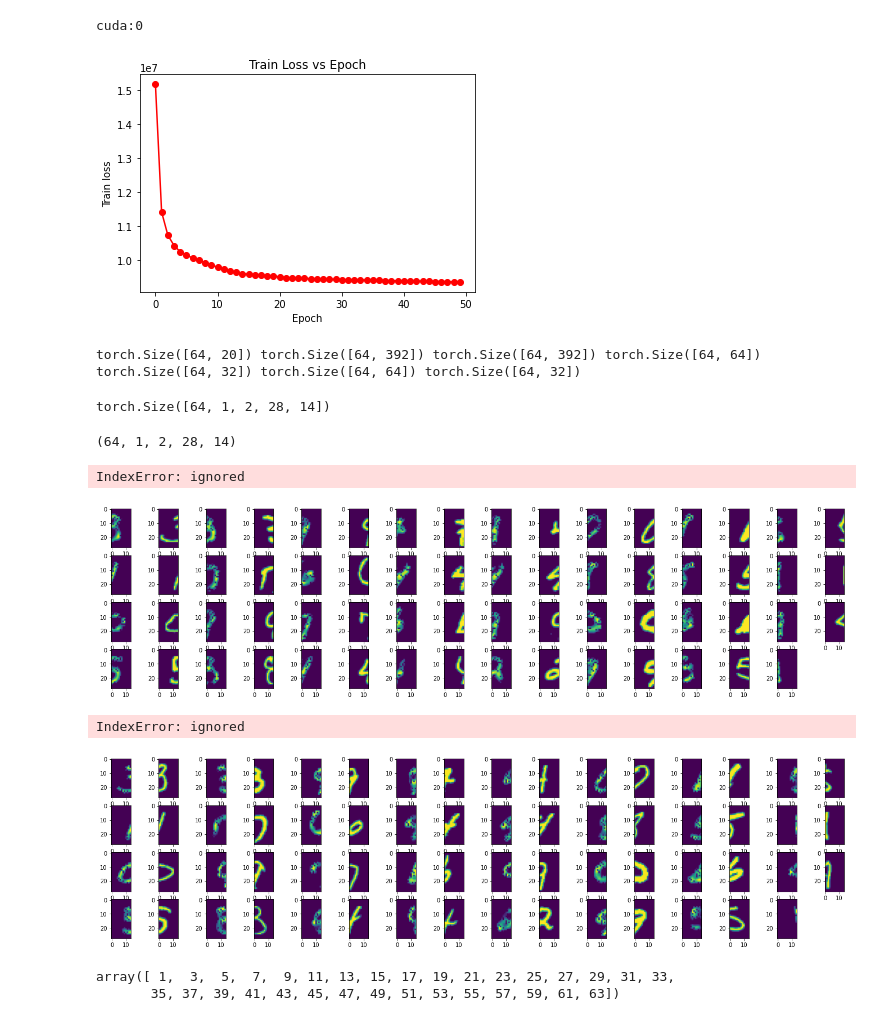
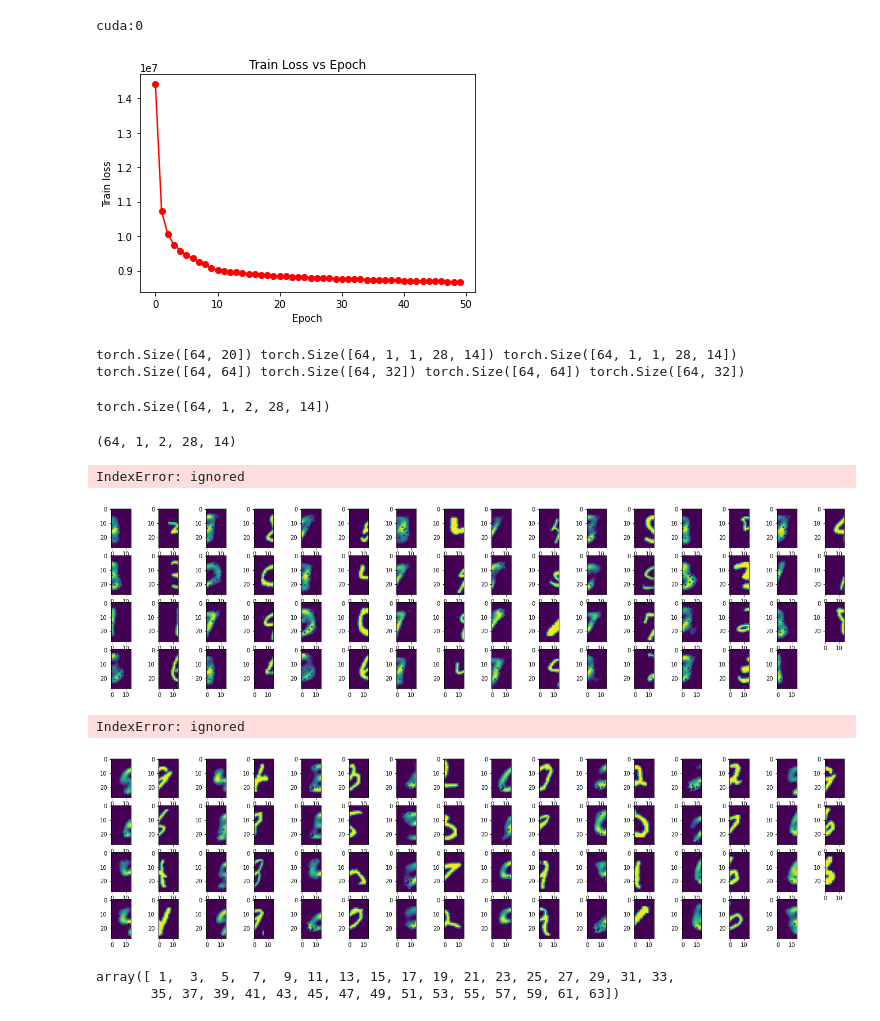
Before and after one commit to prashantdukecyfi/SMAI-CorMCNN-Project, a Jupyter notebook: smai_project_prashant.ipynb, the cells around one changed output. Cells and saved outputs as stored; diff of their text form; code cells hidden in the pictures.

```diff
--- a/smai_project_prashant.ipynb
+++ b/smai_project_prashant.ipynb
@@ -400,9 +418,11 @@ for i in tqdm(range(num_epochs)):
         h2, left2, right2, _, _, _, _ = model(templ) #Giving only right as input
         left1 = left1.reshape(64,1,1,28,14)
         right2 = right2.reshape(64,1,1,28,14)
+        left2 = left2.reshape(64,1,1,28,14)
+        right1 = right1.reshape(64,1,1,28,14)
         #print()
         #MSE Loss + Correlation
-        loss=criterion(right0, left)+criterion(left0, right)+criterion(left1, left)+criterion(right2, right)-correlation([[h1, h2], [hleft_1, hright_1], [hleft_2, hright_2]])
+        loss=criterion(left0, left)+criterion(right0, right)+criterion(left2, left)+criterion(right1, right)-correlation([[h1, h2], [hleft_1, hright_1], [hleft_2, hright_2]])
         epoch_loss += loss
         #print(h0.shape, left0.shape, right0.shape, hleft_1.shape, hleft_2.shape, hright_1.shape, hright_2.shape)
         optimizer.zero_grad()
@@ -416,18 +436,27 @@ for i in tqdm(range(num_epochs)):
 # %%
 plot_loss(train_loss, num_epochs)
 # %% [output]
-[figure, old version]
+[figure, new version]
 # %%
 for x in train_loader:
     x = x.to(device=device)
     x = x.reshape(64,1,2,28,14)
     x = x.float()
-    h0, left0, right0, hleft_1, hleft_2, hright_1, hright_2 = model(x) #Giving both left and right as input
+    templ, tempr = x.detach().clone(), x.detach().clone()
+    templ[:, :, 0, :, :]=0
+    tempr[:, :, 1, :, :]=0
+    # h0, left0, right0, hleft_1, hleft_2, hright_1, hright_2 = model(x) #Giving both left and right as input
+    h1, left1, right1, _, _, _, _ = model(tempr) #Giving only left as input
+    h2, left2, right2, _, _, _, _ = model(templ) #Giving only right as input
+    left1 = left1.reshape(64,1,1,28,14)
+    right2 = right2.reshape(64,1,1,28,14)
+    left2 = left2.reshape(64,1,1,28,14)
+    right1 = right1.reshape(64,1,1,28,14)
     break
 
 print(h0.shape, left0.shape, right0.shape, hleft_1.shape, hleft_2.shape, hright_1.shape, hright_2.shape)
 # %% [output]
-torch.Size([64, 20]) torch.Size([64, 392]) torch.Size([64, 392]) torch.Size([64, 64]) torch.Size([64, 32]) torch.Size([64, 64]) torch.Size([64, 32])
+torch.Size([64, 20]) torch.Size([64, 1, 1, 28, 14]) torch.Size([64, 1, 1, 28, 14]) torch.Size([64, 64]) torch.Size([64, 32]) torch.Size([64, 64]) torch.Size([64, 32])
 # %%
 x.shape
 # %% [output]
@@ -460,18 +489,18 @@ def show_sample_reconstructions(reconstrucions, actual):
 actual = x.cpu().detach().numpy()
 print(actual.shape)
 actual = actual[:,:,0,:,:].reshape(64,1,1,28,14)
-show_sample_reconstructions(left0.cpu().detach().numpy(), actual)
+show_sample_reconstructions(right1.cpu().detach().numpy(), actual)
 # %% [output]
 (64, 1, 2, 28, 14)
 IndexError: ignored
-[figure, old version]
+[figure, new version]
 # %%
 actual = x.cpu().detach().numpy()
 actual = actual[:,:,1,:,:].reshape(64,1,1,28,14)
-show_sample_reconstructions(right0.cpu().detach().numpy(), actual)
+show_sample_reconstructions(left2.cpu().detach().numpy(), actual)
 # %% [output]
 IndexError: ignored
-[figure, old version]
+[figure, new version]
 # %%
 np.arange(1,64,2)
 # %% [output]
```
Also changed, not shown: parts of 1 cell of this notebook.
